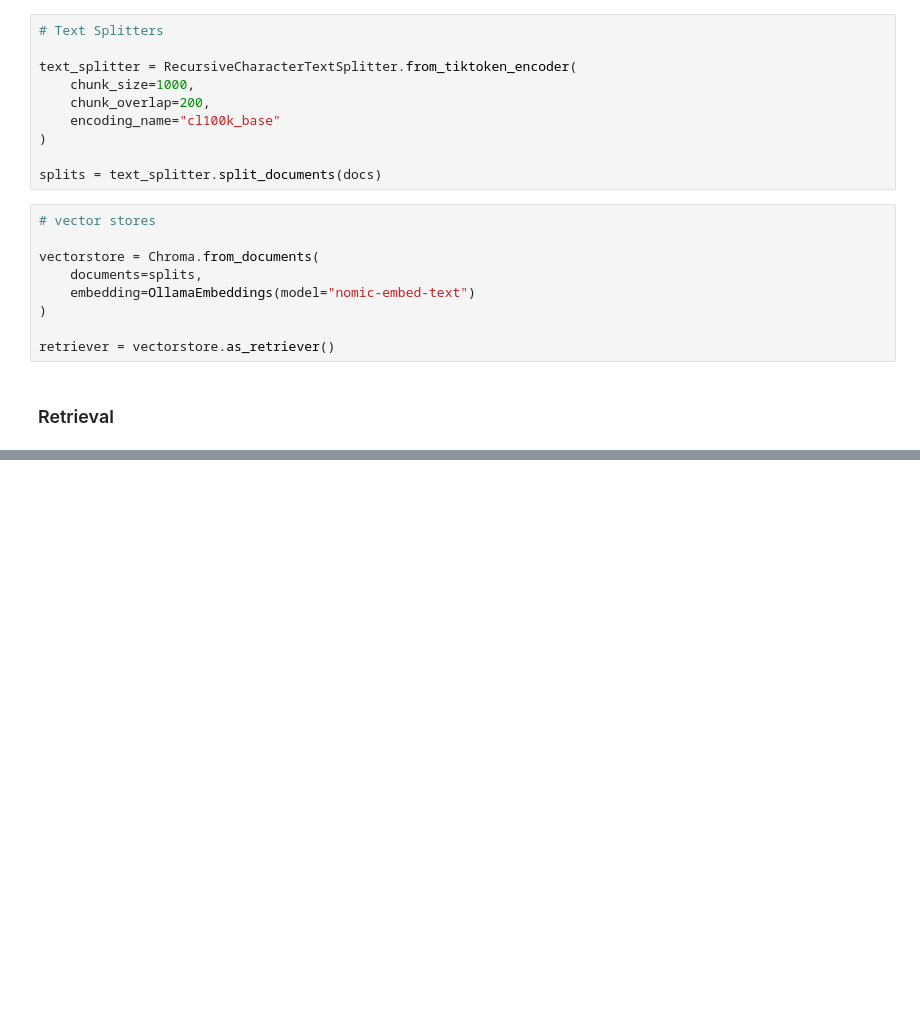
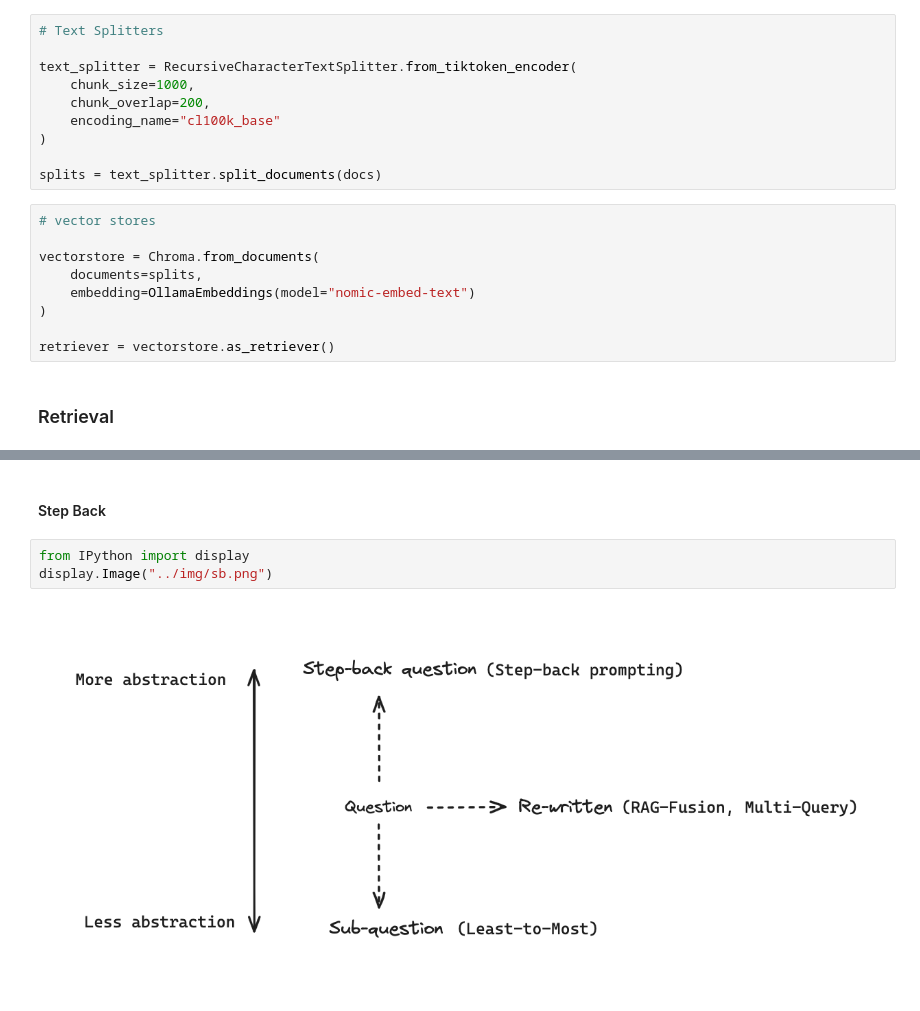
Before and after one commit to bharath03-a/AdvancedRAG, a Jupyter notebook: notebooks/rag_from_scratch.ipynb, the cells around one changed output, grey strips where cells are left out. Drawn from its saved outputs; the diff is of its cells as text; blank space fills up the shorter version.

```diff
--- a/notebooks/rag_from_scratch.ipynb
+++ b/notebooks/rag_from_scratch.ipynb
@@ -231,0 +667,7 @@ retriever = vectorstore.as_retriever()
+# %% [markdown]
+#### Step Back
+# %%
+from IPython import display
+display.Image("../img/sb.png")
+# %% [output]
+[figure, added]
```
Also changed, not shown: parts of 53 cells of this notebook, 2 other files.
